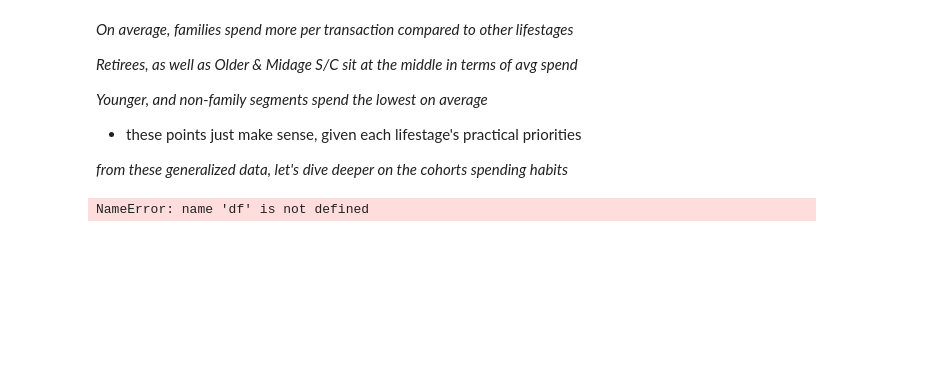
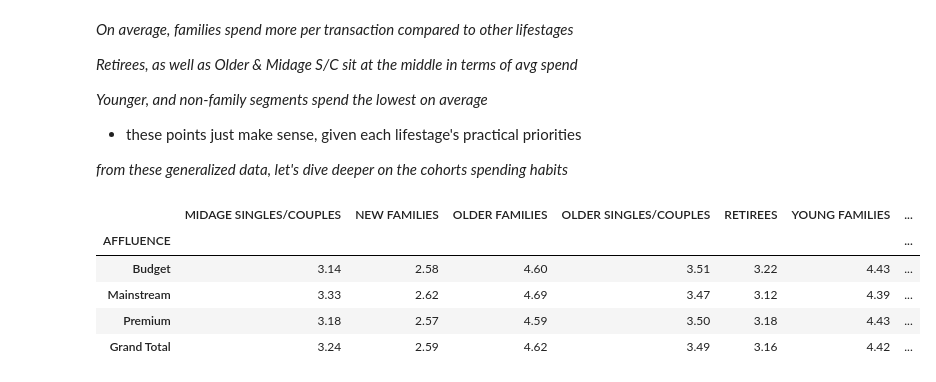
Before and after one commit to J0NA1RON/store_layout_analysis, a Jupyter notebook: notebooks/customer_segmentation.ipynb, the cells around one changed output. Drawn from its saved outputs; the diff is of its cells as text; code cells hidden in the pictures; blank space fills up the shorter version.

```diff
--- a/notebooks/customer_segmentation.ipynb
+++ b/notebooks/customer_segmentation.ipynb
@@ -269,46 +271,42 @@ NameError: name 'lifestage_spend' is not defined
 
  *from these generalized data, let's dive deeper on the cohorts spending habits*
 # %%
-import pandas as pd
-
+# Average transactions per customer by lifestage and membership tier
 
 def build_avg_txn_pivot(df, row_col="premium_customer", col_col="lifestage",
                         txn_col="txn_id", customer_col="lylty_card_nbr",
                         unique_txns=True):
-    """Plain pivot of average transactions per customer by row_col x col_col.
 
-    Average transactions per customer = number of transactions / unique customers.
-    unique_txns=True  -> transactions = unique txn_id values
-    unique_txns=False -> transactions = number of rows (use this if txn_id is
-                         not unique across stores or repeats for one purchase)
-    Grand Totals come from the underlying totals (not an average of averages).
-    Returns (numeric_pivot, formatted_pivot).
-    """
     txn_agg = "nunique" if unique_txns else "count"
     txns = df.pivot_table(index=row_col, columns=col_col, values=txn_col,
                           aggfunc=txn_agg, fill_value=0,
                           margins=True, margins_name="Grand Total")
     customers = df.pivot_table(index=row_col, columns=col_col, values=customer_col,
                                aggfunc="nunique", fill_value=0,
                                margins=True, margins_name="Grand Total")
 
     pivot = txns / customers  # empty segments become NaN
 
     # Logical row order, Grand Total last
     order = [r for r in ["Budget", "Mainstream", "Premium"] if r in pivot.index]
     others = [r for r in pivot.index if r not in order + ["Grand Total"]]
     pivot = pivot.loc[order + others + ["Grand Total"]]
 
     # Display labels matching the other pivots
     pivot.index.name = "AFFLUENCE" if row_col == "premium_customer" else row_col.upper()
     pivot.columns.name = col_col.upper()
     pivot.columns = [str(c).upper() if c != "Grand Total" else c for c in pivot.columns]
 
     formatted = pivot.apply(lambda col: col.map(lambda v: "-" if pd.isna(v) else f"{v:,.2f}"))
     return pivot, formatted
 
 
 pivot, pivot_fmt = build_avg_txn_pivot(df)
 display(pivot_fmt)
 # %% [output]
-NameError: name 'df' is not defined
+|  | MIDAGE SINGLES/COUPLES | NEW FAMILIES | OLDER FAMILIES | OLDER SINGLES/COUPLES | RETIREES | YOUNG FAMILIES | ... |
+| AFFLUENCE |  |  |  |  |  |  | ... |
+| Budget | 3.14 | 2.58 | 4.60 | 3.51 | 3.22 | 4.43 | ... |
+| Mainstream | 3.33 | 2.62 | 4.69 | 3.47 | 3.12 | 4.39 | ... |
+| Premium | 3.18 | 2.57 | 4.59 | 3.50 | 3.18 | 4.43 | ... |
+| Grand Total | 3.24 | 2.59 | 4.62 | 3.49 | 3.16 | 4.42 | ... |
```
Also changed, not shown: parts of 11 cells of this notebook, 1 other file.
